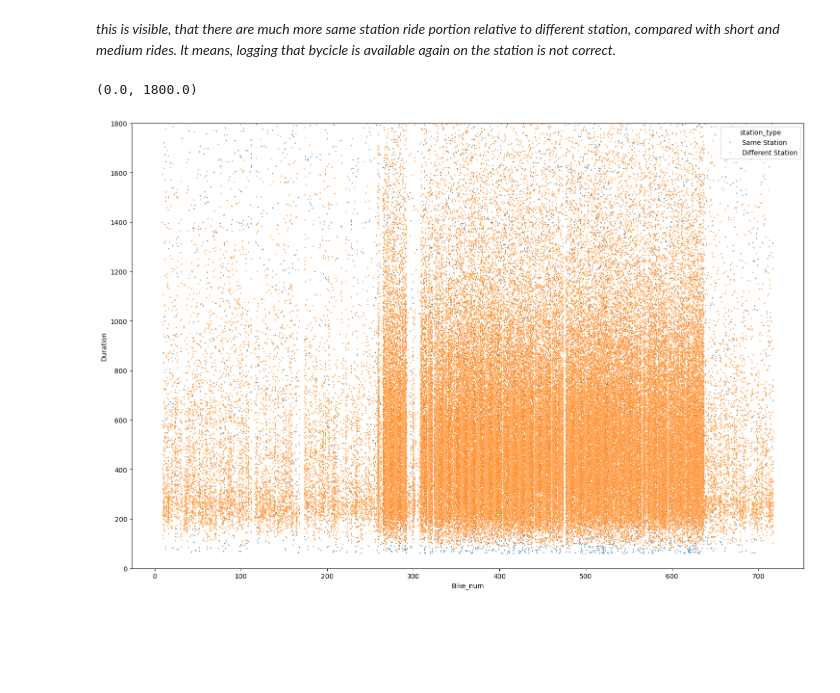
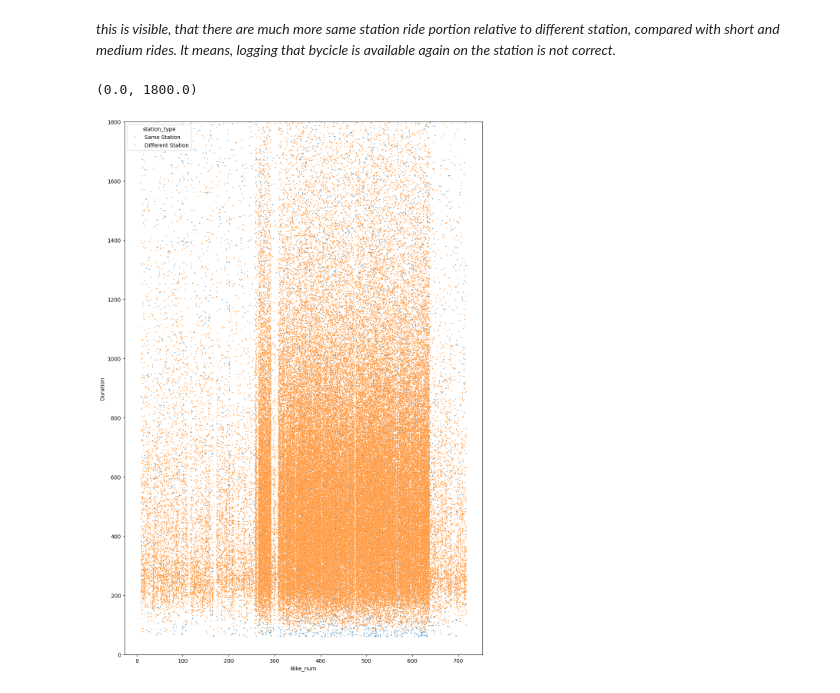
Before and after one commit to cherepashkin0/de-week-1-Python, a Jupyter notebook: 05_pandas_intro/05_pandas_practice_3.ipynb, the cells around one changed output. Saved outputs shown, nothing was run; the diff lists cells and outputs as text; code cells hidden in the pictures; blank space fills up the shorter version.

```diff
--- a/05_pandas_intro/05_pandas_practice_3.ipynb
+++ b/05_pandas_intro/05_pandas_practice_3.ipynb
@@ -307,11 +307,11 @@ for i, (category, title) in enumerate(zip(categories, titles)):
 # %% [markdown]
 *this is visible, that there are much more same station ride portion relative to different station, compared with short and medium rides. It means, logging that bycicle is available again on the station is not correct.*
 # %%
-fig = plt.figure(figsize=(18, 12))
+fig = plt.figure(figsize=(12, 18))
 ax = sns.scatterplot(data=df, x='Bike_num', y='Duration', hue='station_type', s=3)
 # ax.set_xlim(300, 1200)  # For x-axis limits
 # OR
 ax.set_ylim(0, 1800)  # For y-axis limits
 # %% [output]
 (0.0, 1800.0)
-[figure, old version]
+[figure, new version]
```
Also changed, not shown: parts of 1 cell of this notebook.
